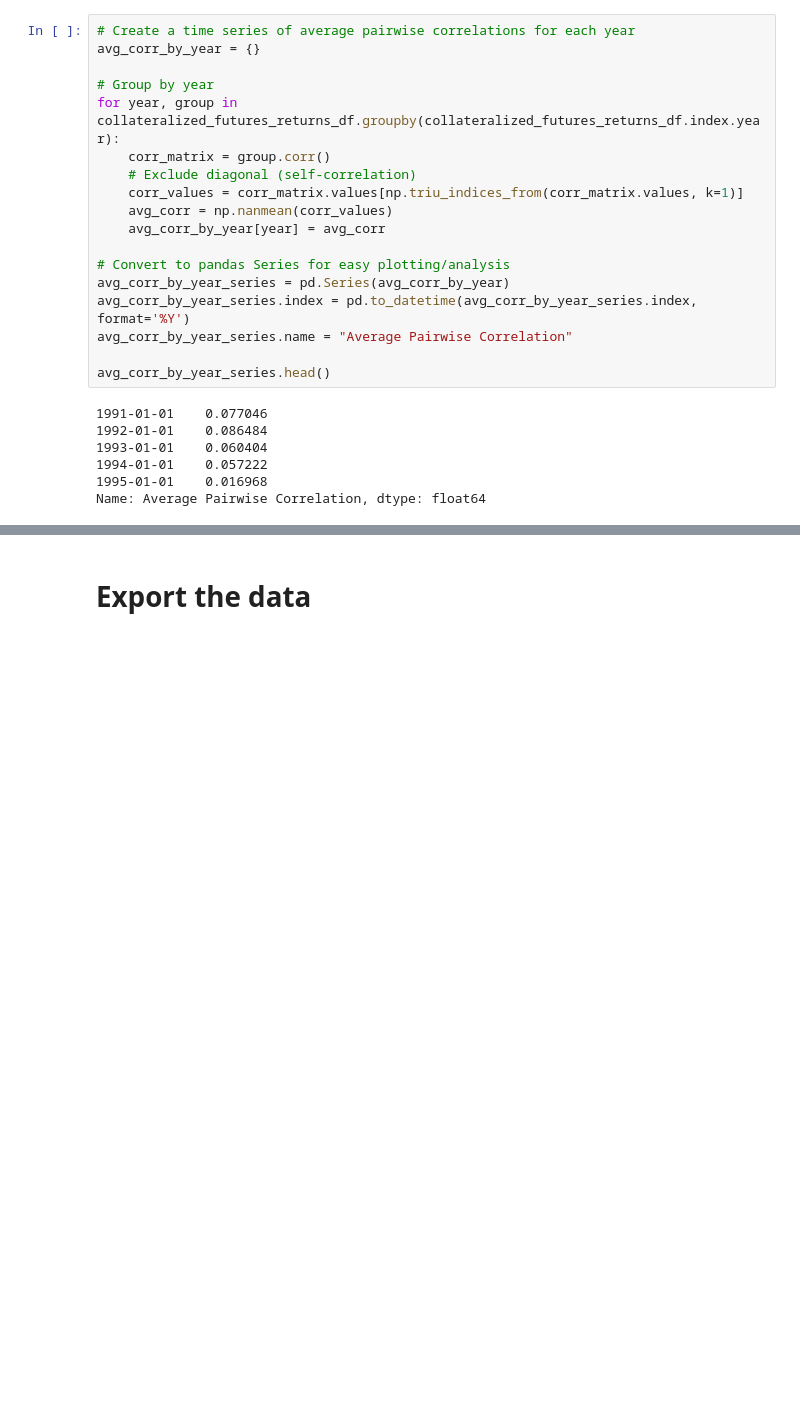
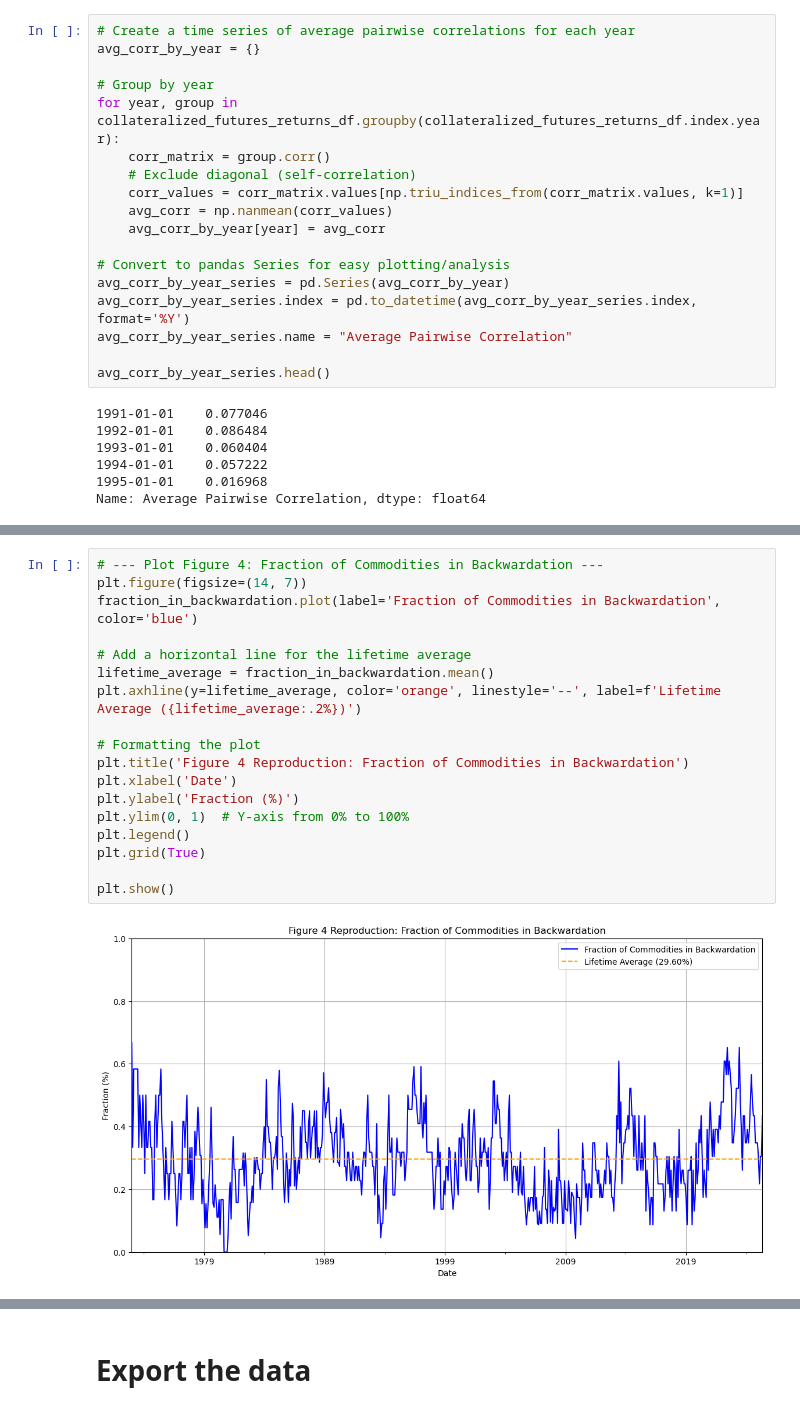
Before and after one commit to supa-sava/Commodity-Financilization, a Jupyter notebook: Commodities/data_cleaning.ipynb, the cells around one changed output, grey strips where cells are left out. Drawn from its saved outputs; the diff is of its cells as text; blank space fills up the shorter version.

```diff
--- a/Commodities/data_cleaning.ipynb
+++ b/Commodities/data_cleaning.ipynb
@@ -1224,0 +1278,20 @@ plt.show()
+# %%
+# --- Plot Figure 4: Fraction of Commodities in Backwardation ---
+plt.figure(figsize=(14, 7))
+fraction_in_backwardation.plot(label='Fraction of Commodities in Backwardation', color='blue')
+
+# Add a horizontal line for the lifetime average
+lifetime_average = fraction_in_backwardation.mean()
+plt.axhline(y=lifetime_average, color='orange', linestyle='--', label=f'Lifetime Average ({lifetime_average:.2%})')
+
+# Formatting the plot
+plt.title('Figure 4 Reproduction: Fraction of Commodities in Backwardation')
+plt.xlabel('Date')
+plt.ylabel('Fraction (%)')
+plt.ylim(0, 1)  # Y-axis from 0% to 100%
+plt.legend()
+plt.grid(True)
+
+plt.show()
+# %% [output]
+[figure, added]
```
Also changed, not shown: parts of 24 cells of this notebook.
